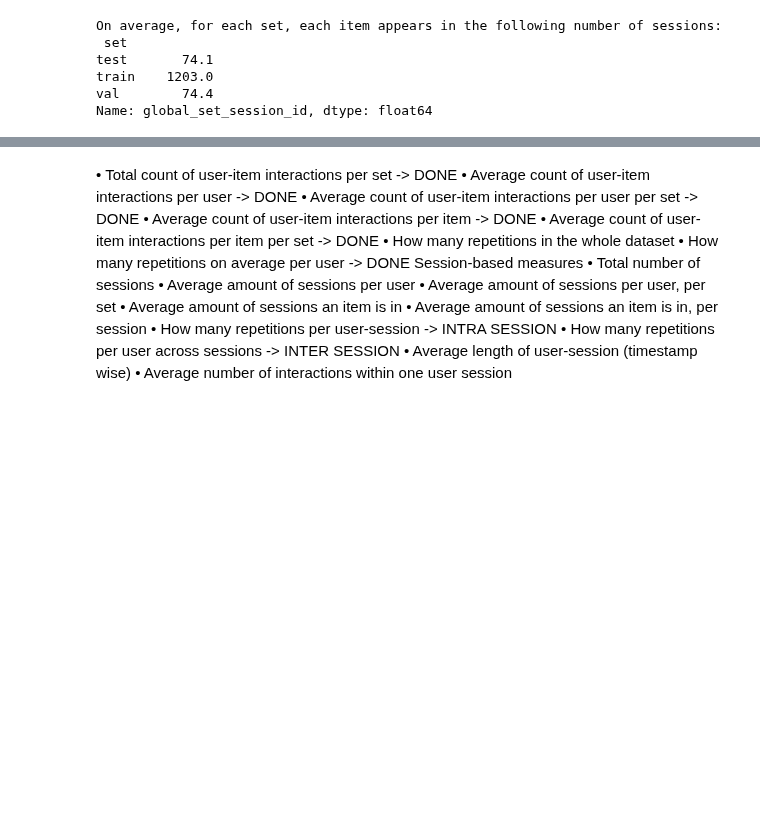
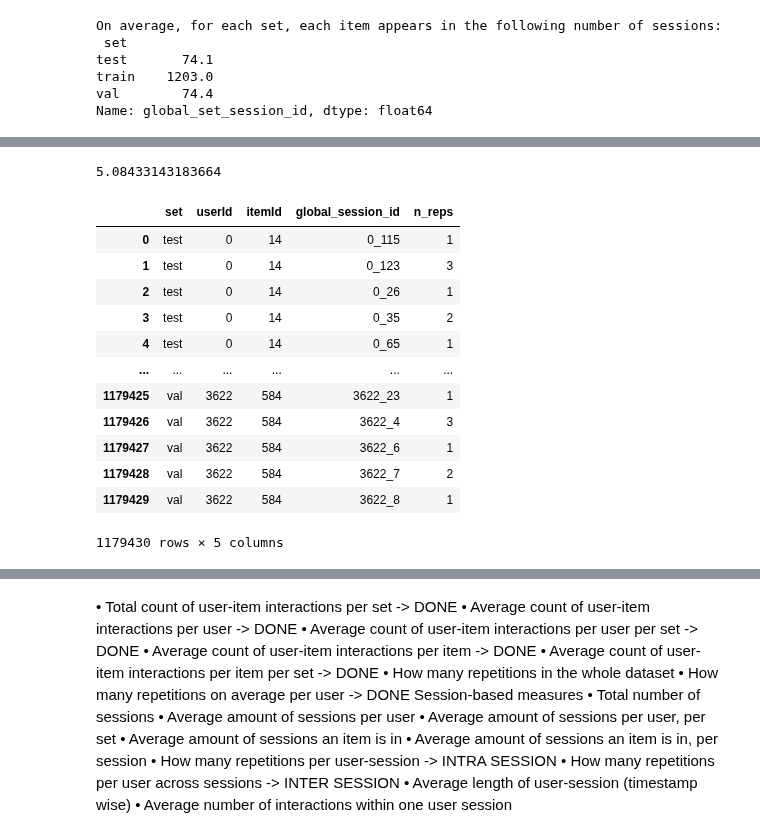
Before and after one commit to Laura-Legat/Practical-Work-AI, a Jupyter notebook: dataset_analysis.ipynb, the cells around one changed output, grey strips where cells are left out. Saved outputs shown, nothing was run; the diff lists cells and outputs as text; code cells hidden in the pictures; blank space fills up the shorter version.

```diff
--- a/dataset_analysis.ipynb
+++ b/dataset_analysis.ipynb
@@ -400,0 +324,23 @@ Length: 9746, dtype: int64
+# %%
+intra_session_rep_rate = reps_per_session['n_reps'].mean()
+intra_session_rep_rate
+# %% [output]
+5.08433143183664
+# %%
+# INTRA rate per set
+reps_per_item_per_session_intra_per_set = sessionized_df_overall.groupby(['set', 'userId', 'itemId', 'global_session_id']).size().reset_index(name='n_reps')
+reps_per_item_per_session_intra_per_set
+# %% [output]
+|  | set | userId | itemId | global_session_id | n_reps |
+| 0 | test | 0 | 14 | 0_115 | 1 |
+| 1 | test | 0 | 14 | 0_123 | 3 |
+| 2 | test | 0 | 14 | 0_26 | 1 |
+| 3 | test | 0 | 14 | 0_35 | 2 |
+| 4 | test | 0 | 14 | 0_65 | 1 |
+| ... | ... | ... | ... | ... | ... |
+| 1179425 | val | 3622 | 584 | 3622_23 | 1 |
+| 1179426 | val | 3622 | 584 | 3622_4 | 3 |
+| 1179427 | val | 3622 | 584 | 3622_6 | 1 |
+| 1179428 | val | 3622 | 584 | 3622_7 | 2 |
+| 1179429 | val | 3622 | 584 | 3622_8 | 1 |
+1179430 rows × 5 columns
```
Also changed, not shown: parts of 21 cells of this notebook.
